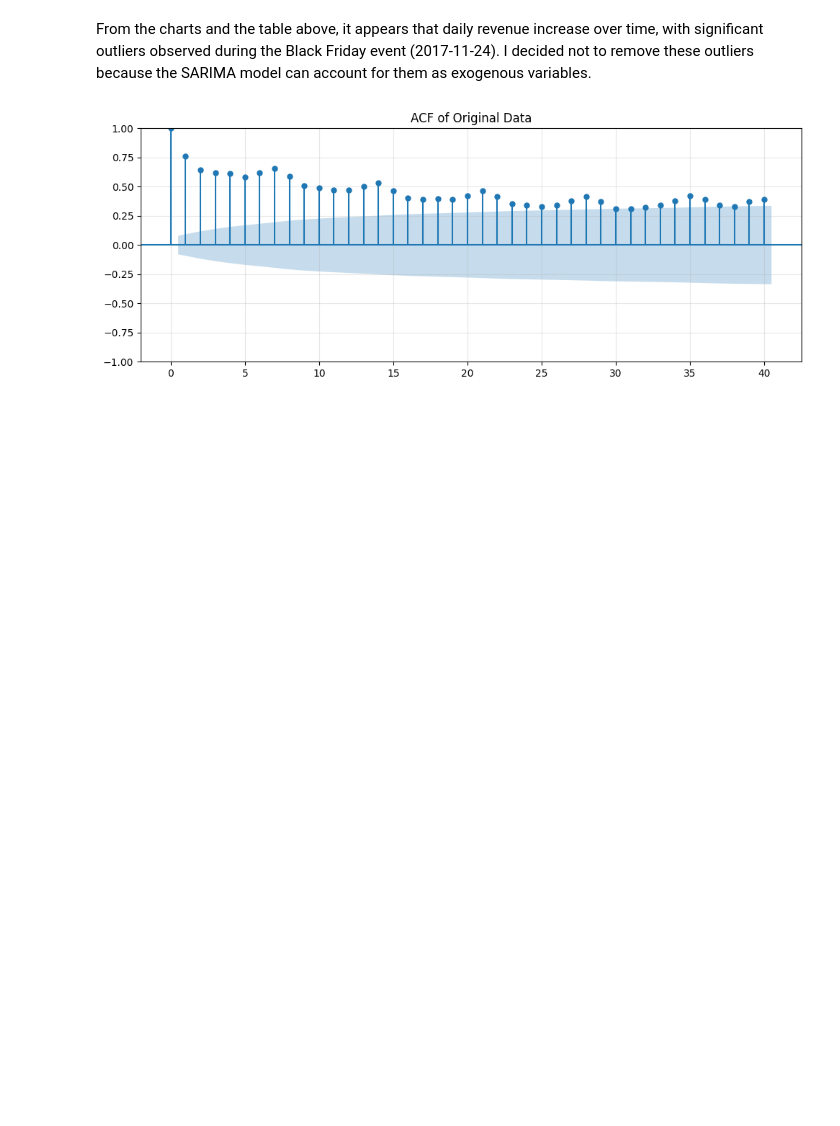
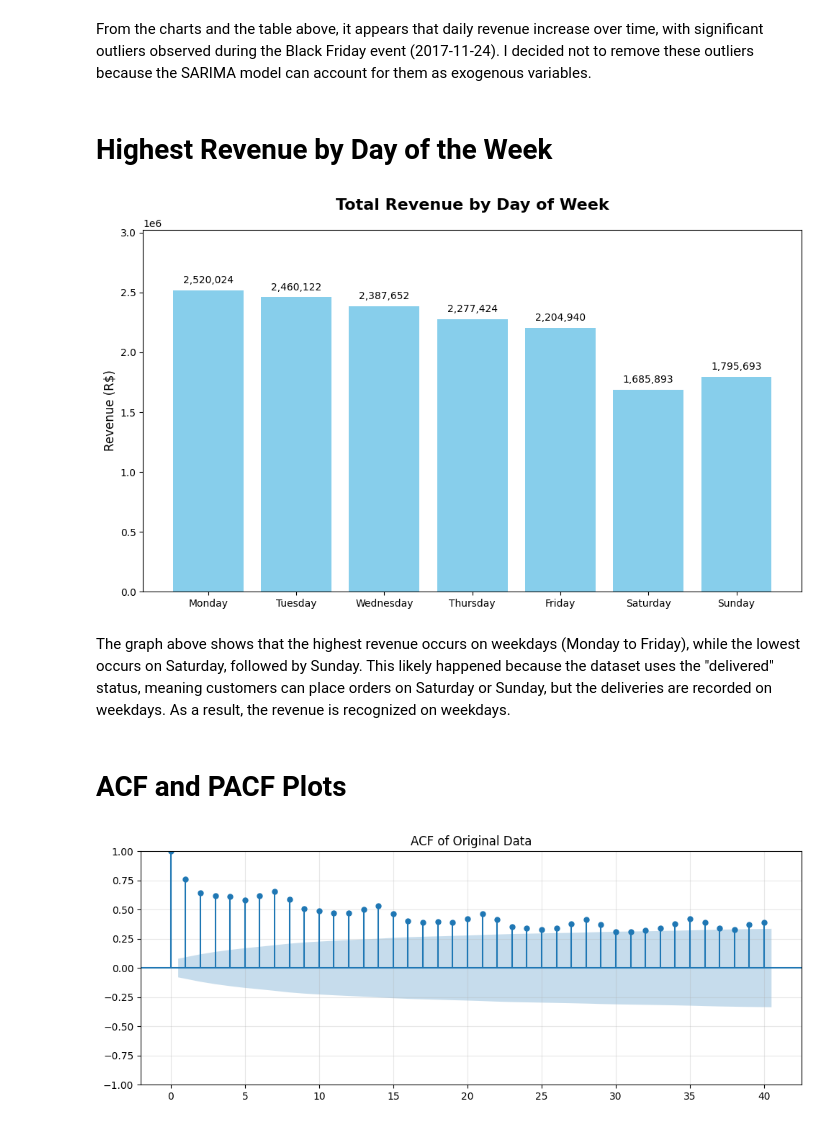
Before and after one commit to jihadakbr/time-series-forecasting-olist-e-commerce, a Jupyter notebook: Revenue Trend Forecasting.ipynb, the cells around one changed output. Cells and saved outputs as stored; diff of their text form; code cells hidden in the pictures; blank space fills up the shorter version.

```diff
--- a/Revenue Trend Forecasting.ipynb
+++ b/Revenue Trend Forecasting.ipynb
@@ -309,6 +311,55 @@ daily_revenue[daily_revenue['y'] > 60000].sort_values(by='y', ascending=False)
 | 498 | 2018-05-14 | 60753.88 |
 # %% [markdown]
 From the charts and the table above, it appears that daily revenue increase over time, with significant outliers observed during the Black Friday event (2017-11-24). I decided not to remove these outliers because the SARIMA model can account for them as exogenous variables.
+# %% [markdown]
+# Highest Revenue by Day of the Week
+# %%
+# Copy the dataframe for backup
+df_dow = daily_revenue.copy()
+
+# Extract day of week and day name
+df_dow['day_of_week'] = df_dow['ds'].dt.dayofweek
+df_dow['day_name'] = df_dow['ds'].dt.day_name()
+
+# Group by day name and sum orders, with proper ordering
+days_order = ['Monday', 'Tuesday', 'Wednesday', 'Thursday',
+              'Friday', 'Saturday', 'Sunday']
+df_dow_group = (df_dow.groupby('day_name')['y']
+                 .sum()
+                 .reindex(days_order)
+                 .reset_index())
+# %%
+# Plot
+fig, ax = plt.subplots(figsize=(10, 6))
+bars = ax.bar(df_dow_group['day_name'], df_dow_group['y'], color='skyblue')
+
+ax.set_title('Total Revenue by Day of Week', fontsize=16, weight='bold', pad=20)
+ax.set_ylabel('Revenue (R$)', fontsize=12)
+ax.set_xlabel('')
+ax.legend().set_visible(False)
+ax.set_xticklabels(df_dow_group['day_name'], rotation=0, fontsize=10)
+
+# Add counts on top of bars
+for bar in bars:
+    height = bar.get_height()
+    ax.annotate(f'{int(height):,}',  # Add commas for large numbers
+                xy=(bar.get_x() + bar.get_width() / 2, height),
+                xytext=(0, 5),  # 5 points vertical offset
+                textcoords="offset points",
+                ha='center', va='bottom', fontsize=10)
+
+# Extend y-limit slightly
+ymax = df_dow_group['y'].max()
+ax.set_ylim(0, ymax * 1.20)  # Add 20% headroom
+
+plt.tight_layout()
+plt.show()
+# %% [output]
+[figure, added]
+# %% [markdown]
+The graph above shows that the highest revenue occurs on weekdays (Monday to Friday), while the lowest occurs on Saturday, followed by Sunday. This likely happened because the dataset uses the "delivered" status, meaning customers can place orders on Saturday or Sunday, but the deliveries are recorded on weekdays. As a result, the revenue is recognized on weekdays.
+# %% [markdown]
+# ACF and PACF Plots
 # %%
 # ACF Plot with controlled figure size
 fig, ax = plt.subplots(figsize=(10, 4))
```
Also changed, not shown: parts of 18 cells of this notebook, 2 other files.
